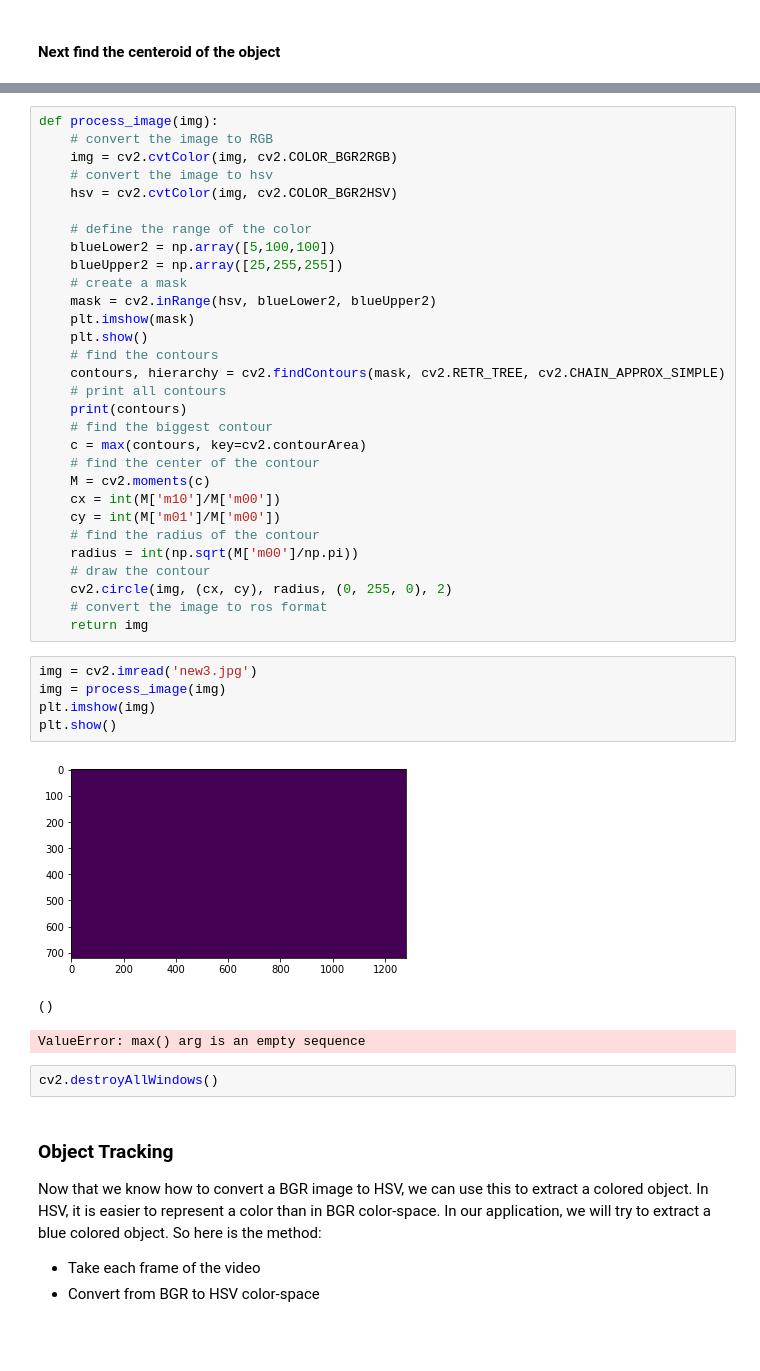
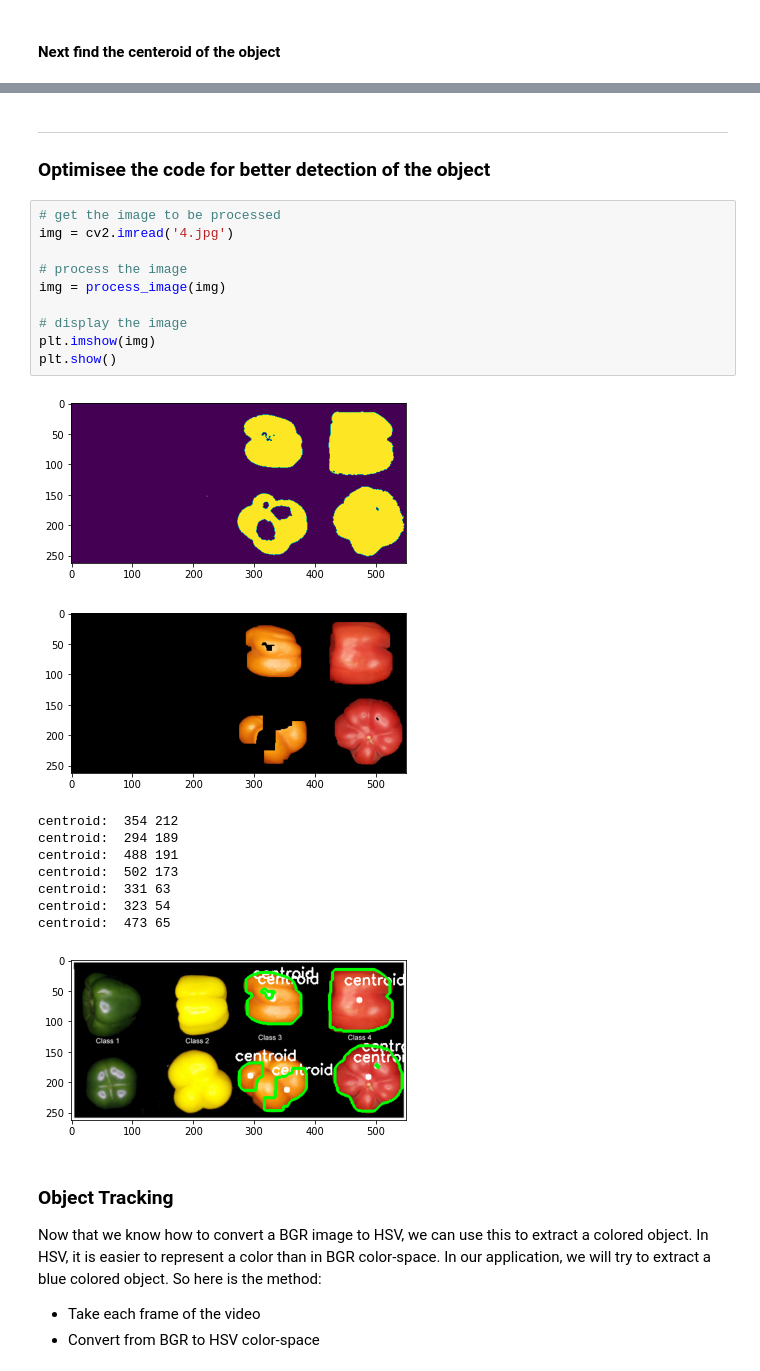
Before and after one commit to Binbasri-in/eyrc22_KB_2668, a Jupyter notebook: task2.2/opencv1.ipynb, the cells around one changed output, grey strips where cells are left out. Saved outputs shown, nothing was run; the diff lists cells and outputs as text; blank space fills up the shorter version.

```diff
--- a/task2.2/opencv1.ipynb
+++ b/task2.2/opencv1.ipynb
@@ -287,44 +357,27 @@ centroid:  557 388
-# %%
-def process_image(img):
-    # convert the image to RGB
-    img = cv2.cvtColor(img, cv2.COLOR_BGR2RGB)
-    # convert the image to hsv
-    hsv = cv2.cvtColor(img, cv2.COLOR_BGR2HSV)
-
-    # define the range of the color
-    blueLower2 = np.array([5,100,100])
-    blueUpper2 = np.array([25,255,255])
-    # create a mask
-    mask = cv2.inRange(hsv, blueLower2, blueUpper2)
-    plt.imshow(mask)
-    plt.show()
-    # find the contours
-    contours, hierarchy = cv2.findContours(mask, cv2.RETR_TREE, cv2.CHAIN_APPROX_SIMPLE)
-    # print all contours
-    print(contours)
-    # find the biggest contour
-    c = max(contours, key=cv2.contourArea)
-    # find the center of the contour
-    M = cv2.moments(c)
-    cx = int(M['m10']/M['m00'])
-    cy = int(M['m01']/M['m00'])
-    # find the radius of the contour
-    radius = int(np.sqrt(M['m00']/np.pi))
-    # draw the contour
-    cv2.circle(img, (cx, cy), radius, (0, 255, 0), 2)
-    # convert the image to ros format
-    return img
+# %% [markdown]
+---
+### Optimisee the code for better detection of the object
 # %%
-img = cv2.imread('new3.jpg')
+# get the image to be processed
+img = cv2.imread('4.jpg')
+
+# process the image
 img = process_image(img)
+
+# display the image
 plt.imshow(img)
 plt.show()
 # %% [output]
-[figure, old version]
+[figure, new version]
+[figure, added]
-()
+centroid:  354 212
+centroid:  294 189
+centroid:  488 191
+centroid:  502 173
+centroid:  331 63
+centroid:  323 54
+centroid:  473 65
-ValueError: max() arg is an empty sequence
+[figure, added]
-# %%
-cv2.destroyAllWindows()
 # %% [markdown]
 ### Object Tracking
 Now that we know how to convert a BGR image to HSV, we can use this to extract a colored object. In HSV, it is easier to represent a color than in BGR color-space. In our application, we will try to extract a blue colored object. So here is the method:
```
Also changed, not shown: parts of 9 cells of this notebook, 14 other files.
